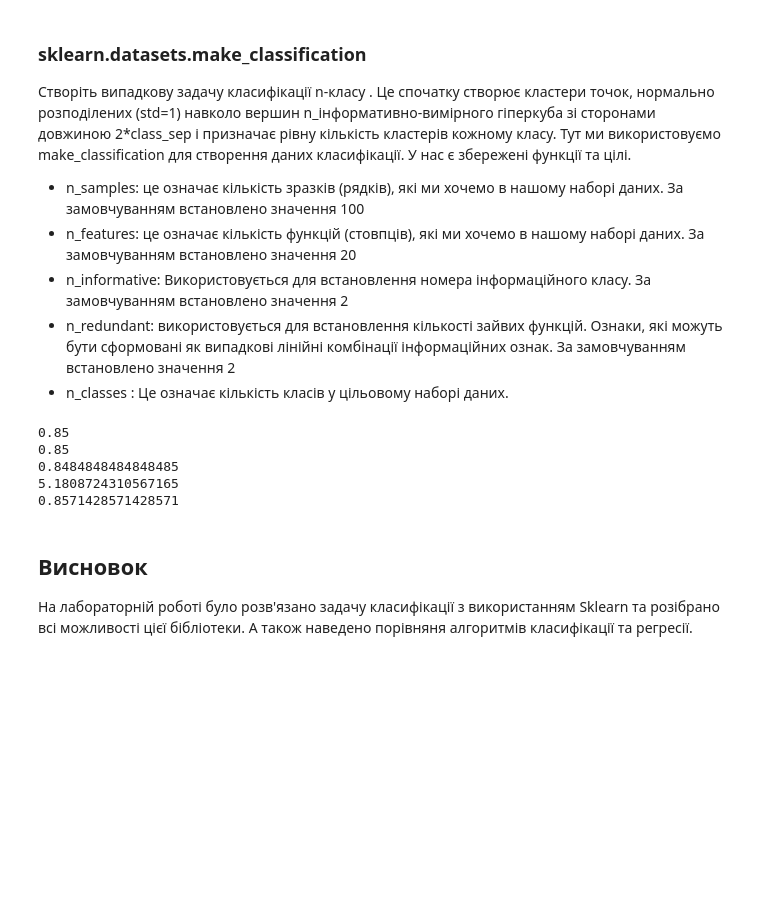
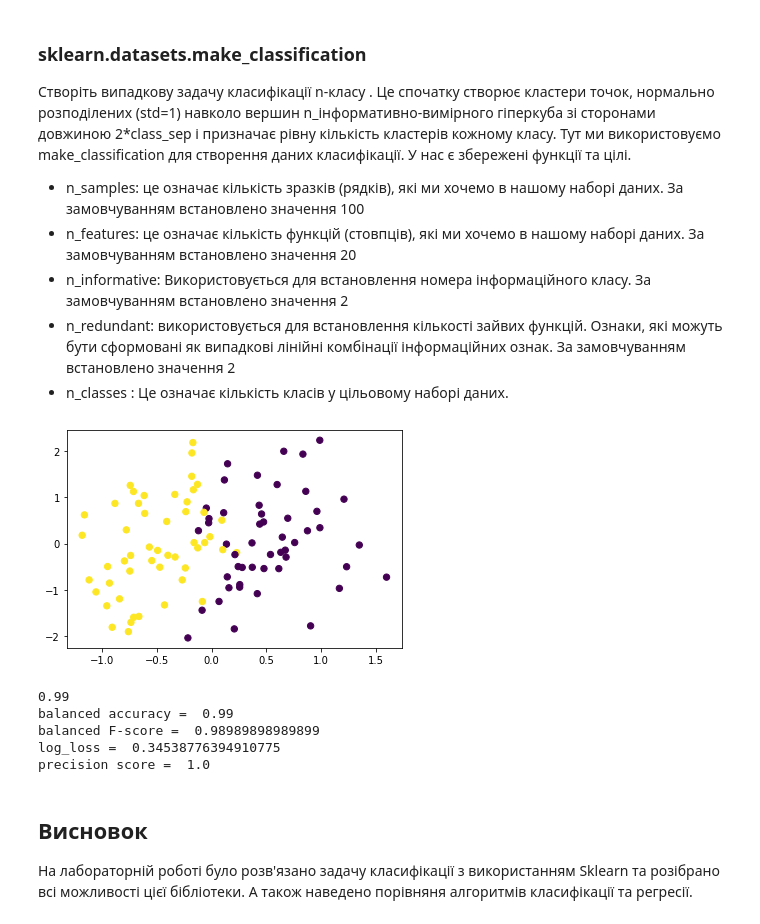
Before and after one commit to Katiaaaa/Neural-Networks, a Jupyter notebook: Lab3/Lab3.ipynb, the cells around one changed output. Drawn from its saved outputs; the diff is of its cells as text; code cells hidden in the pictures; blank space fills up the shorter version.

```diff
--- a/Lab3/Lab3.ipynb
+++ b/Lab3/Lab3.ipynb
@@ -35,31 +35,40 @@
 # %%
 import matplotlib.pyplot as plt
 from sklearn.datasets import make_classification
 from sklearn.linear_model import RidgeClassifier
 from sklearn.metrics import balanced_accuracy_score, f1_score, log_loss, precision_score
 
 #generation data
 X, y_true = make_classification(n_samples=100, n_features=20, n_informative=2, n_redundant=2)
+plt.scatter(X[:,0], X[:,1], s=40, c=y_true)
+plt.show()
+
 #modeling data
 model = RidgeClassifier().fit(X, y_true)
+#передбачення міток значень даних на основі навченої моделі
 y_pred = model.predict(X)
+#coefficient of determination R^2 of the prediction
 print(model.score(X, y_true))
 
-# метрики якості
+
 # обчислення збалансованої точності
-print(balanced_accuracy_score(y_true, y_pred))
+print("balanced accuracy = ", balanced_accuracy_score(y_true, y_pred))
+
 # обчислення збалансованого показника F
-print(f1_score(y_true, y_pred, average='binary'))
+print("balanced F-score = ", f1_score(y_true, y_pred, average='binary'))
+
 # обчислення втрат логістики
-print(log_loss(y_true, y_pred))
+print("log_loss = ", log_loss(y_true, y_pred))
+
 # обчислення точності
-print(precision_score(y_true, y_pred, average='binary'))
+print("precision score = ", precision_score(y_true, y_pred, average='binary'))
 # %% [output]
+[figure, added]
-0.85
-0.85
-0.8484848484848485
-5.1808724310567165
-0.8571428571428571
+0.99
+balanced accuracy =  0.99
+balanced F-score =  0.98989898989899
+log_loss =  0.34538776394910775
+precision score =  1.0
 # %% [markdown]
 ## Висновок
 На лабораторній роботі було  розв'язано задачу класифікації з використанням Sklearn та розібрано всі можливості цієї бібліотеки. А також наведено порівняня алгоритмів класифікації та регресії.
```
